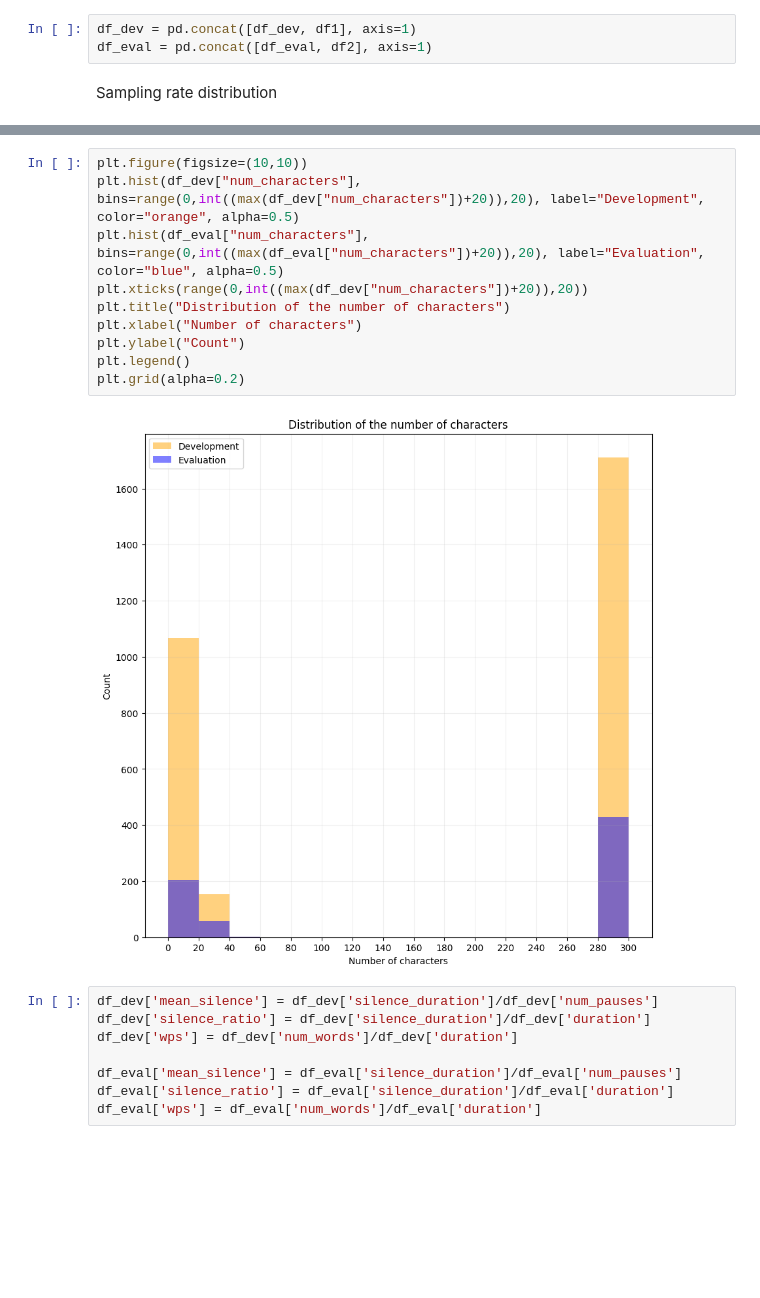
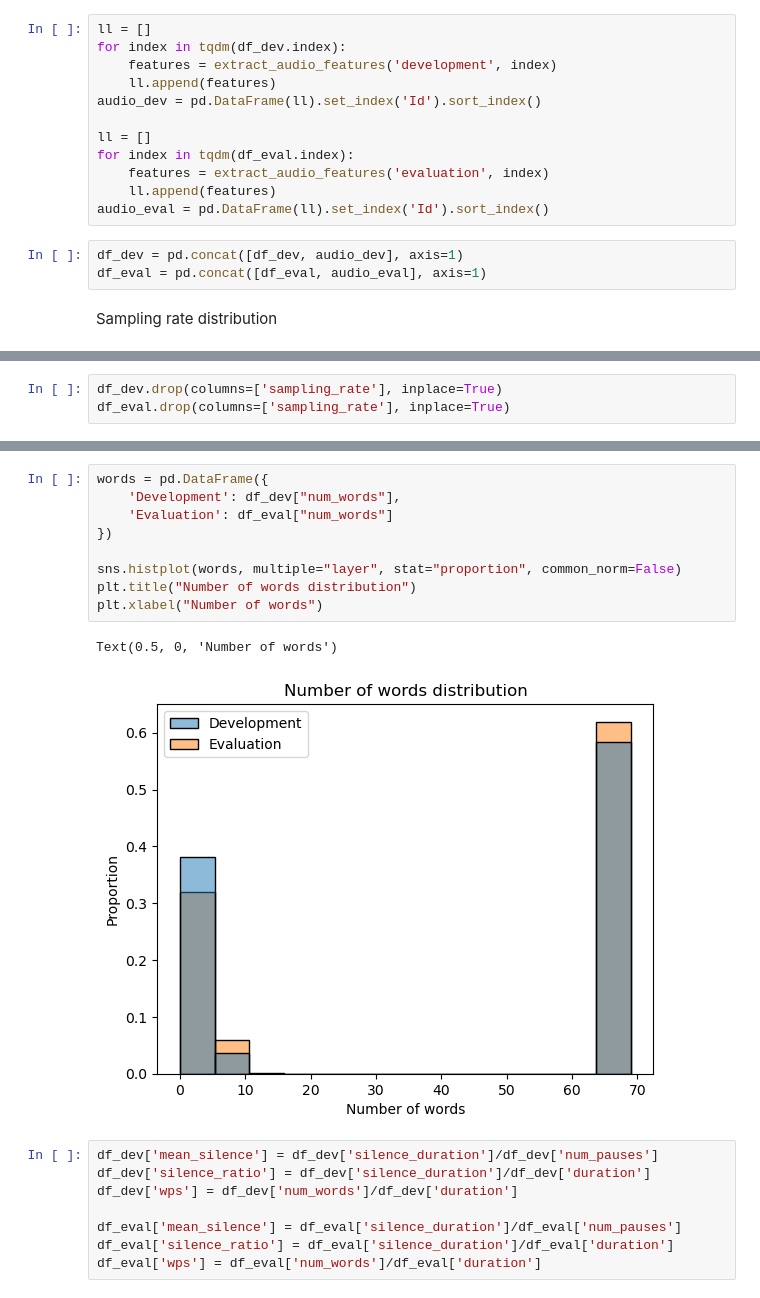
Before and after one commit to luca-byte/dsl-age-estimation, a Jupyter notebook: data_preprocessing.ipynb, the cells around one changed output, grey strips where cells are left out. Saved outputs shown, nothing was run; the diff lists cells and outputs as text; blank space fills up the shorter version.

```diff
--- a/data_preprocessing.ipynb
+++ b/data_preprocessing.ipynb
@@ -135,5 +125,17 @@ df2 = pd.DataFrame(ll).set_index('Id').sort_index()
+# %%
+ll = []
+for index in tqdm(df_dev.index):
+    features = extract_audio_features('development', index)
+    ll.append(features)
+audio_dev = pd.DataFrame(ll).set_index('Id').sort_index()
+
+ll = []
+for index in tqdm(df_eval.index):
+    features = extract_audio_features('evaluation', index)
+    ll.append(features)
+audio_eval = pd.DataFrame(ll).set_index('Id').sort_index()
 # %%
-df_dev = pd.concat([df_dev, df1], axis=1)
-df_eval = pd.concat([df_eval, df2], axis=1)
+df_dev = pd.concat([df_dev, audio_dev], axis=1)
+df_eval = pd.concat([df_eval, audio_eval], axis=1)
 # %% [markdown]
 Sampling rate distribution
@@ -166 +164,4 @@ Evaluation set: {16000: 2, 22050: 14, 44100: 412, 48000: 263}
+# %%
+df_dev.drop(columns=['sampling_rate'], inplace=True)
+df_eval.drop(columns=['sampling_rate'], inplace=True)
 # %% [markdown]
@@ -180,15 +169,15 @@ plt.grid(alpha=0.2)
-# %%
-plt.figure(figsize=(10,10))
-plt.hist(df_dev["num_characters"], bins=range(0,int((max(df_dev["num_characters"])+20)),20), label="Development", color="orange", alpha=0.5)
-plt.hist(df_eval["num_characters"], bins=range(0,int((max(df_eval["num_characters"])+20)),20), label="Evaluation", color="blue", alpha=0.5)
-plt.xticks(range(0,int((max(df_dev["num_characters"])+20)),20))
-plt.title("Distribution of the number of characters")
-plt.xlabel("Number of characters")
-plt.ylabel("Count")
-plt.legend()
-plt.grid(alpha=0.2)
-# %% [output]
-[figure, removed]
+# %%
+words = pd.DataFrame({
+    'Development': df_dev["num_words"],
+    'Evaluation': df_eval["num_words"]
+})
+
+sns.histplot(words, multiple="layer", stat="proportion", common_norm=False)
+plt.title("Number of words distribution")
+plt.xlabel("Number of words")
+# %% [output]
+Text(0.5, 0, 'Number of words')
+[figure, added]
 # %%
 df_dev['mean_silence'] = df_dev['silence_duration']/df_dev['num_pauses']
 df_dev['silence_ratio'] = df_dev['silence_duration']/df_dev['duration']
```
Also changed, not shown: parts of 12 cells of this notebook.
